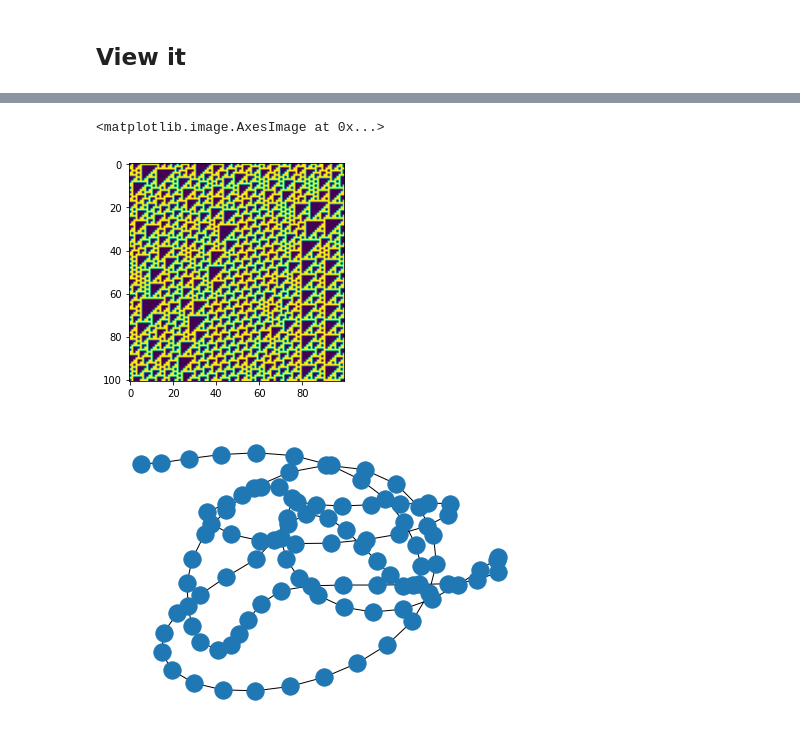
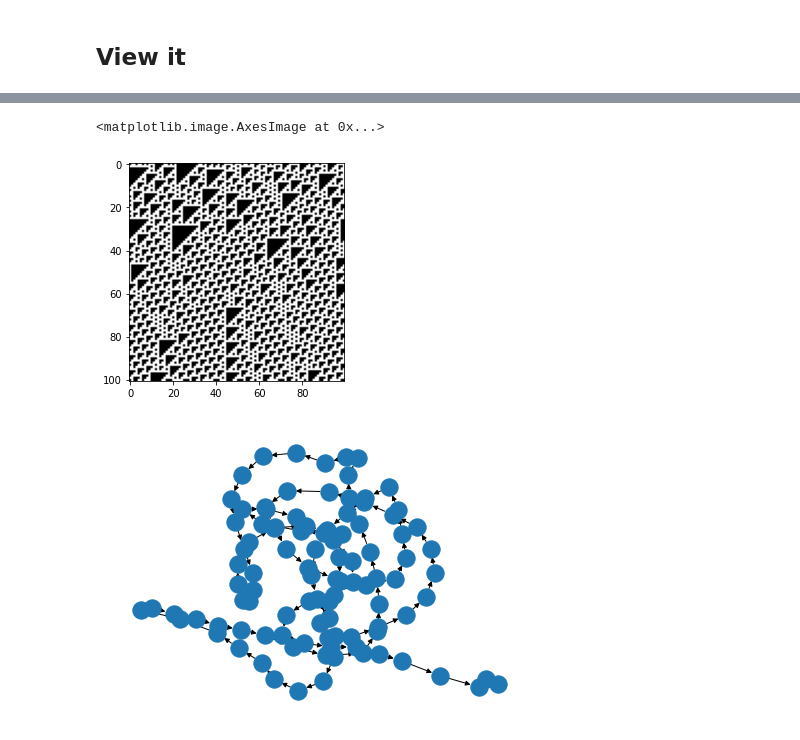
Before and after one commit to mohammedterryjack/1DECA, a Jupyter notebook: example.ipynb, the cells around one changed output, grey strips where cells are left out. Cells and saved outputs as stored; diff of their text form; code cells hidden in the pictures.

```diff
--- a/example.ipynb
+++ b/example.ipynb
@@ -73,14 +73,14 @@ Image.fromarray(configuration.evolution().astype('uint8')*255)
 # %%
 from matplotlib.pyplot import imshow
-imshow(configuration.evolution())
+imshow(configuration.evolution(),cmap='gray')
 # %% [output]
 <matplotlib.image.AxesImage at 0x...>
-[figure, old version]
+[figure, new version]
 # %%
-from networkx import Graph, draw
+from networkx import DiGraph, draw
 
-g = Graph()
+g = DiGraph()
 g.add_edges_from(configuration.graph(rule_number=110).items())
-draw(g)
+draw(g, with_labels=False)
 # %% [output]
-[figure, old version]
+[figure, new version]
```
Also changed, not shown: parts of 9 cells of this notebook, 1 other file.
